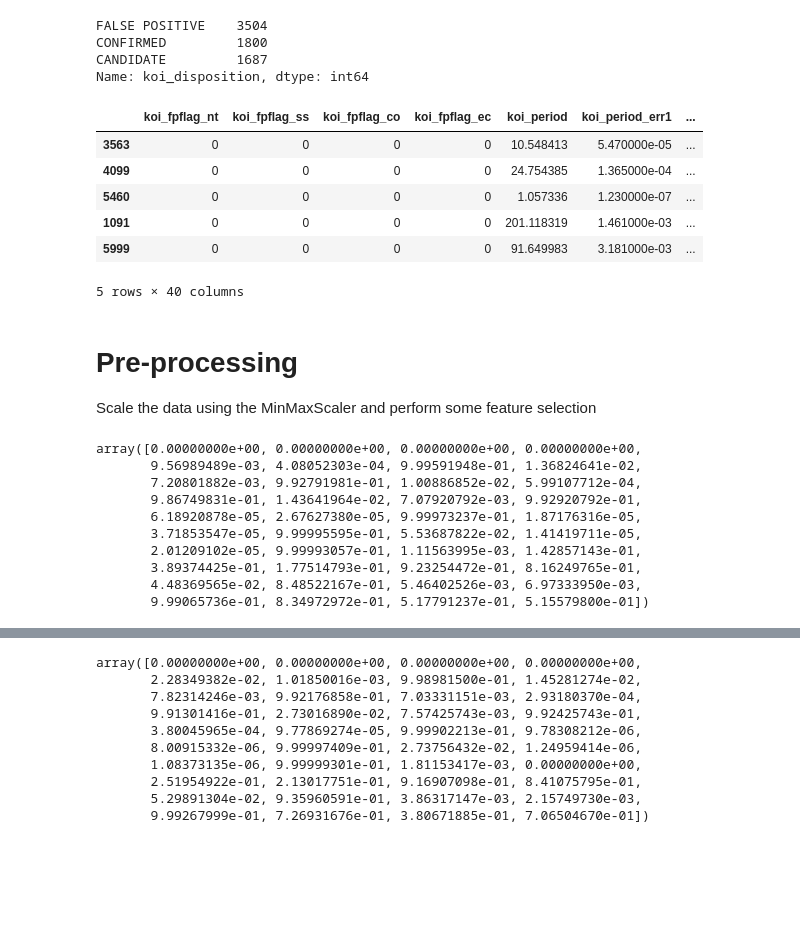
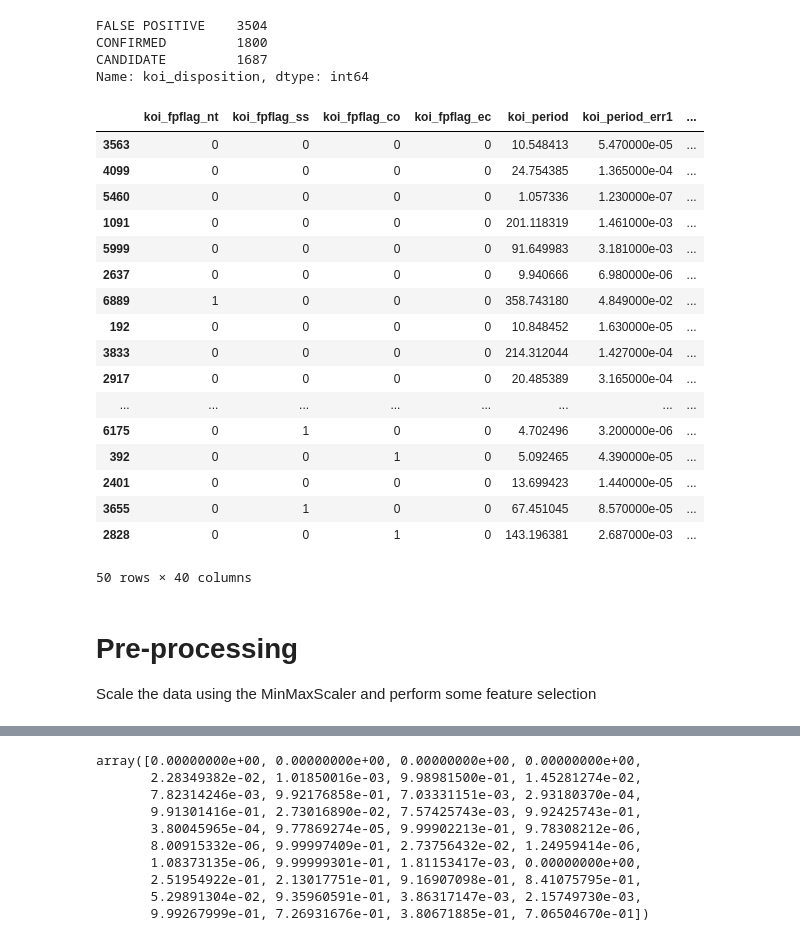
Before and after one commit to ic17rey/machine-learning-challenge, a Jupyter notebook: model_1.ipynb, the cells around one changed output, grey strips where cells are left out. Cells and saved outputs as stored; diff of their text form; code cells hidden in the pictures; blank space fills up the shorter version.

```diff
--- a/model_1.ipynb
+++ b/model_1.ipynb
@@ -98,15 +98,26 @@ from sklearn.model_selection import train_test_split
 # %%
 X_train, X_test, y_train, y_test = train_test_split(X, y, random_state=1)
 # %%
-X_train.head()
+X_train.head(50)
 # %% [output]
 |  | koi_fpflag_nt | koi_fpflag_ss | koi_fpflag_co | koi_fpflag_ec | koi_period | koi_period_err1 | ... |
 | 3563 | 0 | 0 | 0 | 0 | 10.548413 | 5.470000e-05 | ... |
 | 4099 | 0 | 0 | 0 | 0 | 24.754385 | 1.365000e-04 | ... |
 | 5460 | 0 | 0 | 0 | 0 | 1.057336 | 1.230000e-07 | ... |
 | 1091 | 0 | 0 | 0 | 0 | 201.118319 | 1.461000e-03 | ... |
 | 5999 | 0 | 0 | 0 | 0 | 91.649983 | 3.181000e-03 | ... |
+| 2637 | 0 | 0 | 0 | 0 | 9.940666 | 6.980000e-06 | ... |
+| 6889 | 1 | 0 | 0 | 0 | 358.743180 | 4.849000e-02 | ... |
+| 192 | 0 | 0 | 0 | 0 | 10.848452 | 1.630000e-05 | ... |
+| 3833 | 0 | 0 | 0 | 0 | 214.312044 | 1.427000e-04 | ... |
+| 2917 | 0 | 0 | 0 | 0 | 20.485389 | 3.165000e-04 | ... |
+| ... | ... | ... | ... | ... | ... | ... | ... |
+| 6175 | 0 | 1 | 0 | 0 | 4.702496 | 3.200000e-06 | ... |
+| 392 | 0 | 0 | 1 | 0 | 5.092465 | 4.390000e-05 | ... |
+| 2401 | 0 | 0 | 0 | 0 | 13.699423 | 1.440000e-05 | ... |
+| 3655 | 0 | 1 | 0 | 0 | 67.451045 | 8.570000e-05 | ... |
+| 2828 | 0 | 0 | 1 | 0 | 143.196381 | 2.687000e-03 | ... |
-5 rows × 40 columns
+50 rows × 40 columns
 # %% [markdown]
 # Pre-processing
 
@@ -117,16 +128,3 @@ from sklearn.preprocessing import MinMaxScaler
 X_scaler = MinMaxScaler().fit(X_train)
 X_train_scaled = X_scaler.transform(X_train)
 X_test_scaled = X_scaler.transform(X_test)
-# %%
-X_train_scaled[0]
-# %% [output]
-array([0.00000000e+00, 0.00000000e+00, 0.00000000e+00, 0.00000000e+00,
-       9.56989489e-03, 4.08052303e-04, 9.99591948e-01, 1.36824641e-02,
-       7.20801882e-03, 9.92791981e-01, 1.00886852e-02, 5.99107712e-04,
-       9.86749831e-01, 1.43641964e-02, 7.07920792e-03, 9.92920792e-01,
-       6.18920878e-05, 2.67627380e-05, 9.99973237e-01, 1.87176316e-05,
-       3.71853547e-05, 9.99995595e-01, 5.53687822e-02, 1.41419711e-05,
-       2.01209102e-05, 9.99993057e-01, 1.11563995e-03, 1.42857143e-01,
-       3.89374425e-01, 1.77514793e-01, 9.23254472e-01, 8.16249765e-01,
-       4.48369565e-02, 8.48522167e-01, 5.46402526e-03, 6.97333950e-03,
-       9.99065736e-01, 8.34972972e-01, 5.17791237e-01, 5.15579800e-01])
```
Also changed, not shown: parts of 9 cells of this notebook.
